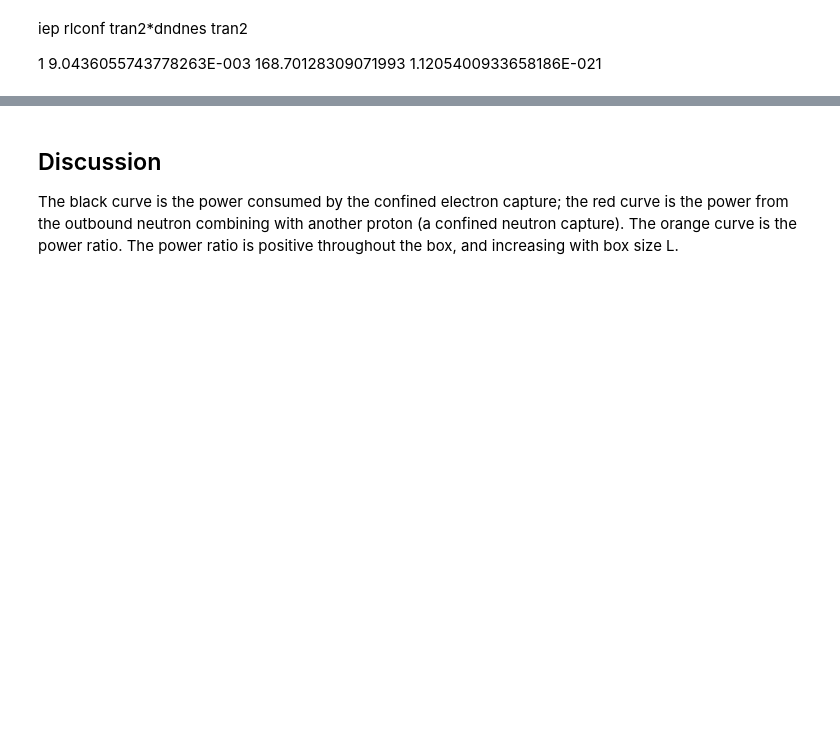
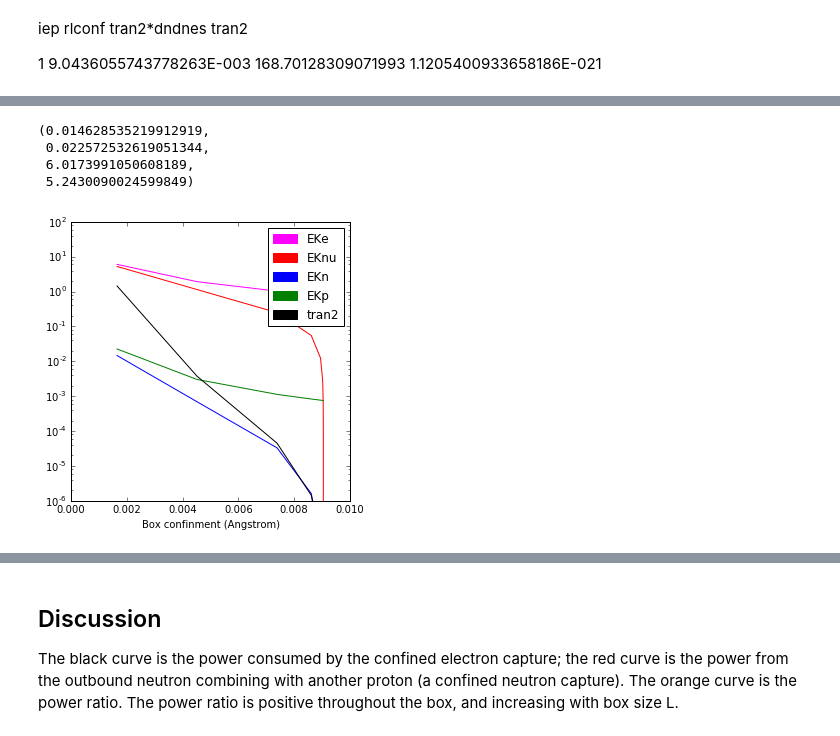
Before and after one commit to charlesmartin14/brillouin, a Jupyter notebook: Code-Confinement-Induced-Electron-Capture.ipynb, the cells around one changed output, grey strips where cells are left out. Saved outputs shown, nothing was run; the diff lists cells and outputs as text; code cells hidden in the pictures; blank space fills up the shorter version.

```diff
--- a/Code-Confinement-Induced-Electron-Capture.ipynb
+++ b/Code-Confinement-Induced-Electron-Capture.ipynb
@@ -685,11 +671,15 @@ fact 2.04966475644660e-23
 # %%
 #### TODO  recode main loop
 num = len(peps)
+num = 20
+
+
 EKn = np.zeros(num)
 EKp = np.zeros(num)
 EKe = np.zeros(num)
 EKnu = np.zeros(num)
 Etot = np.zeros(num)
+box_size = np.zeros(num)
 
 signs = [-1.0,1.0]
 spins = [0,1]
@@ -701,9 +691,13 @@ tran = 0.0+0.0j
 tran2 = np.zeros(num, np.complex64)
 
 N_QUAD = 8
-# TODO:  collect enegiees
-for iep, pep in enumerate(peps):
-    #print iep, pep
+
+#for iep, pep in enumerate(peps):
+iep = 0
+for idx in range(0,500,25):
+    iep += 1
+    pep = peps[idx]
+    box_size[iep] = rlconfs[idx]
 
     # gaussian quadrature
     for ix in range(N_QUAD):
@@ -747,5 +741,5 @@ for iep, pep in enumerate(peps):
     EKp[iep] = pp[0] - Mp
     EKe[iep] = pe[0] - me
     EKnu[iep] = pk[0] - mnu
-    print iep,
+    print idx, iep, box_size[iep], tran2[iep]
 # %% [output]
@@ -764,26 +781,35 @@ rlconfs[0],tran2[0]*dN0*0.25, tran2[0]
+# %%
+EKn.max(),     EKp.max(),    EKe.max(),    EKnu.max()
+# %% [output]
+(0.014628535219912919,
+ 0.022572532619051344,
+ 6.0173991050608189,
+ 5.2430090024599849)
 # %%
-plt.semilogy(rlconfs, EKe , color='magenta')
-plt.semilogy(rlconfs, EKnu, color='red' )
-plt.semilogy(rlconfs, EKn, color='blue')
-plt.semilogy(rlconfs, EKp, color='green')
+plt.semilogy(box_size, EKe , color='magenta')
+plt.semilogy(box_size, EKnu, color='red' )
+plt.semilogy(box_size, EKn, color='blue')
+plt.semilogy(box_size, EKp, color='green')
 
-plt.semilogy(rlconfs, tran2, color='black')
+plt.semilogy(box_size, tran2, color='black')
 
 
 patches = [ mpatches.Patch(color='magenta', label='EKe'),
             mpatches.Patch(color='red', label='EKnu'),
             mpatches.Patch(color='blue', label='EKn'),
             mpatches.Patch(color='green', label='EKp'),
             mpatches.Patch(color='black', label='tran2')          ]
 
 plt.legend(handles=patches)
 
 plt.xlabel("Box confinment (Angstrom)")
 plt.ylim(ymin=0.000001)
 plt.ylim(ymax=100.0)
 
 from pylab import rcParams
 rcParams['figure.figsize'] = 5,5
 plt.show()
+# %% [output]
+[figure, added]
 # %%
 
```
Also changed, not shown: parts of 15 cells of this notebook.
